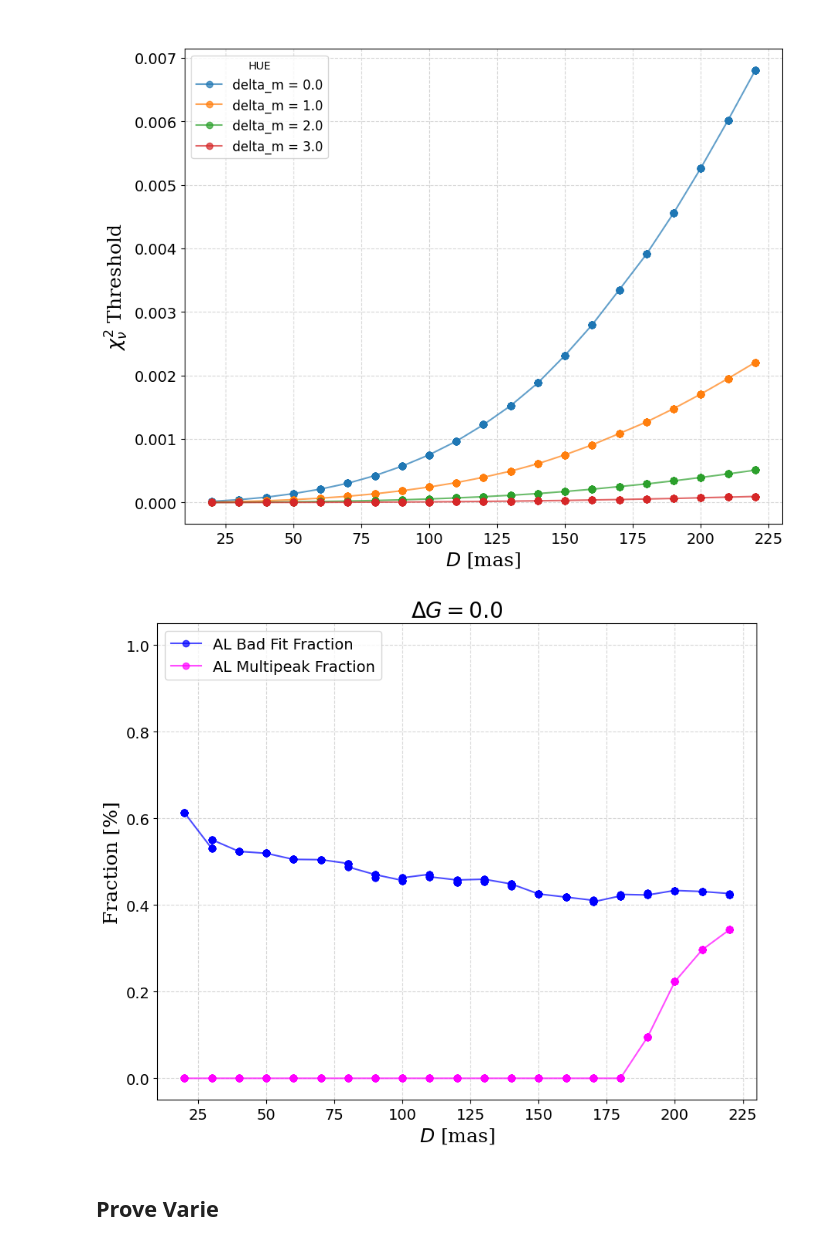
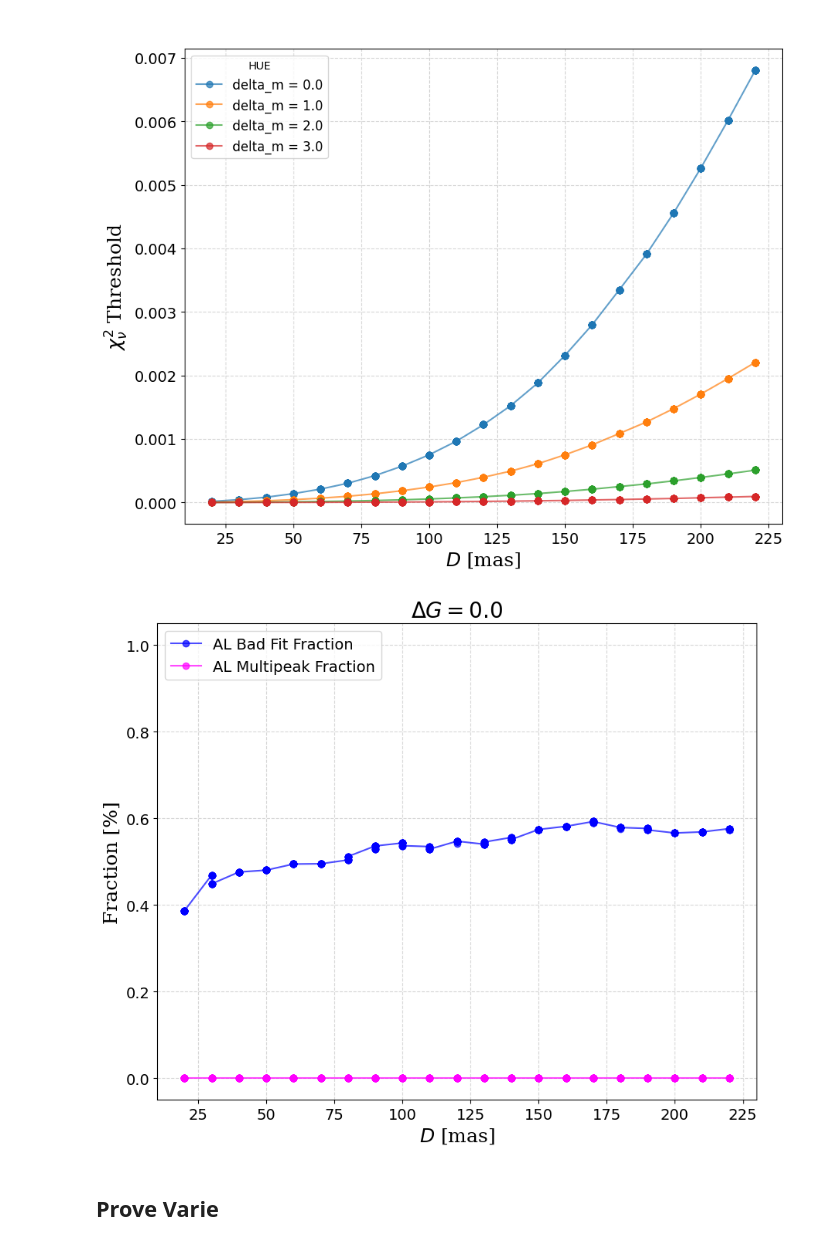
Before and after one commit to pietroferraiuolo/BINCAT, a Jupyter notebook: scripts/05-analysis-v1.ipynb, the cells around one changed output. Cells and saved outputs as stored; diff of their text form; code cells hidden in the pictures.

```diff
--- a/scripts/05-analysis-v1.ipynb
+++ b/scripts/05-analysis-v1.ipynb
@@ -349,26 +343,26 @@ plot_groups(
 # %% [output]
 [figure]
 # %%
-data = sd[sd['delta_m'] == 0.0]
+data = sd[sd['delta_m'] == 1.0]
 
 x = data['D_mas']
-y0 = data['frac_badfit']
+y0 = 1 - data['frac_badfit']
 y1 = data['al_multipeak']
 
 fig = plt.figure(figsize=(10,8))
 plt.plot(x, y0, '-o', label='AL Bad Fit Fraction', color='blue', alpha=0.7)
 plt.plot(x, y1, '-o', label='AL Multipeak Fraction', color='magenta', alpha=0.7)
 plt.xlabel(r"$D$ [mas]", fontdict=gp.plots.label_font)
 plt.ylabel(r"Fraction [%]", fontdict=gp.plots.label_font)
 plt.title(r"$\Delta G = 0.0$", fontdict={'size': 20})
 plt.xticks(fontsize=14)
 plt.yticks(fontsize=14)
 plt.ylim(-0.05, 1.05)
 plt.grid(linestyle='--', alpha=0.5)
 plt.legend(loc='upper left', fontsize=14)
 
 fig.savefig(f"{home}/Desktop/badfit_multipeak.png", dpi=450)
 # %% [output]
-[figure, old version]
+[figure, new version]
 # %% [markdown]
 ## Prove Varie
```
Also changed, not shown: parts of 11 cells of this notebook, 10 other files.
